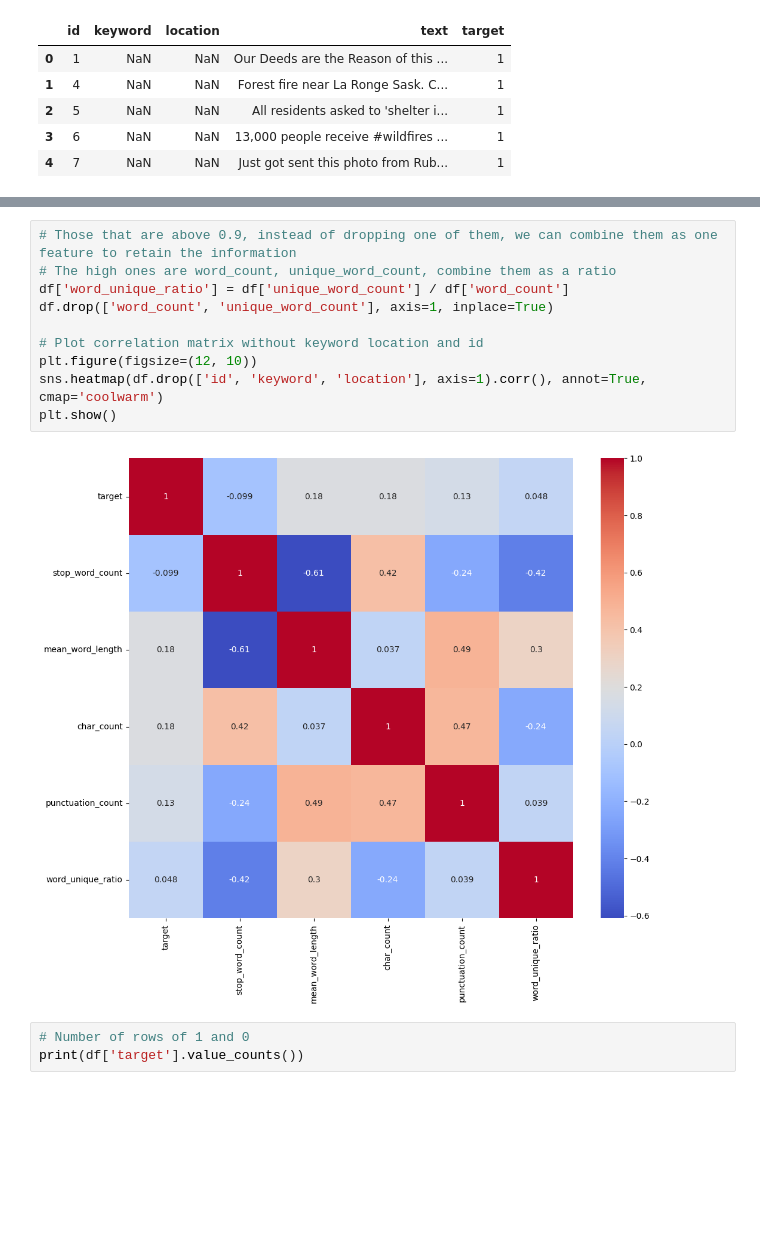
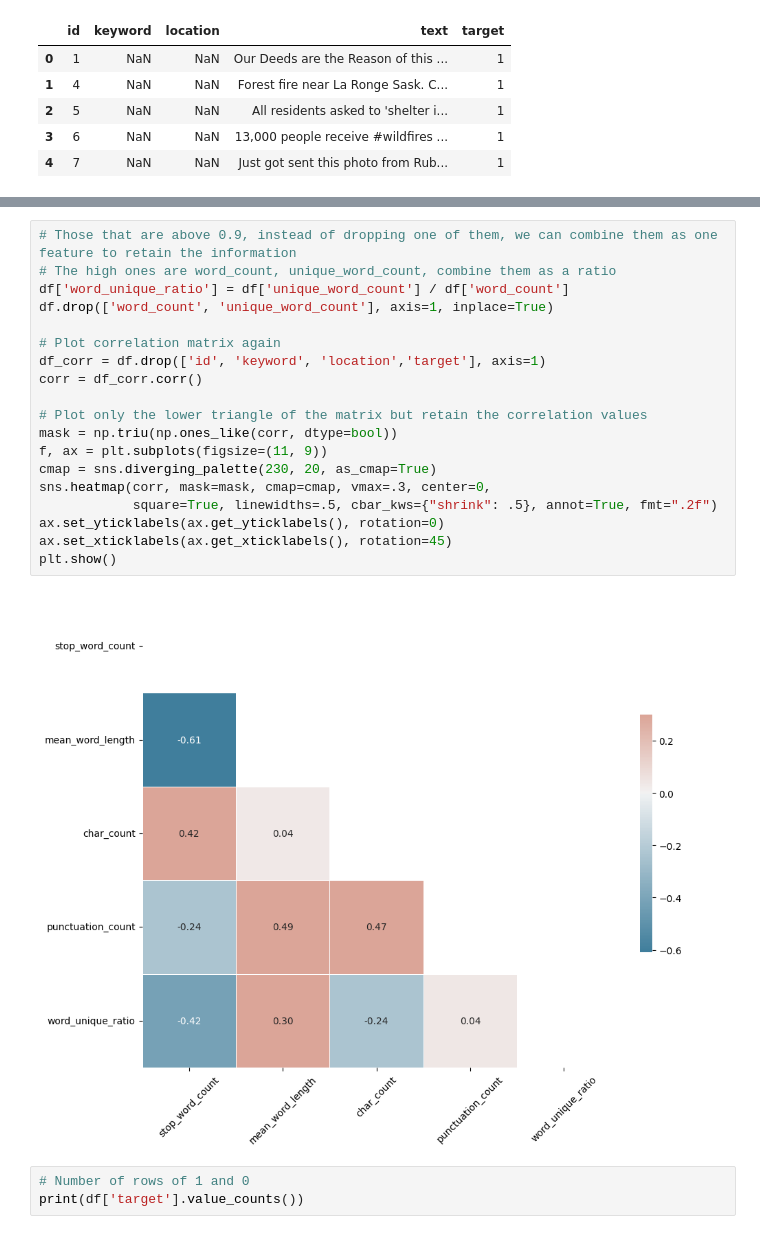
Before and after one commit to guidesify/DataSci_Crisis, a Jupyter notebook: classification_model.ipynb, the cells around one changed output, grey strips where cells are left out. Cells and saved outputs as stored; diff of their text form; blank space fills up the shorter version.

Commit message:
Making plots nicer

```diff
--- a/classification_model.ipynb
+++ b/classification_model.ipynb
@@ -142,15 +151,24 @@ plt.show()
 # %%
 # Those that are above 0.9, instead of dropping one of them, we can combine them as one feature to retain the information
 # The high ones are word_count, unique_word_count, combine them as a ratio
 df['word_unique_ratio'] = df['unique_word_count'] / df['word_count']
 df.drop(['word_count', 'unique_word_count'], axis=1, inplace=True)
 
-# Plot correlation matrix without keyword location and id
-plt.figure(figsize=(12, 10))
-sns.heatmap(df.drop(['id', 'keyword', 'location'], axis=1).corr(), annot=True, cmap='coolwarm')
+# Plot correlation matrix again
+df_corr = df.drop(['id', 'keyword', 'location','target'], axis=1)
+corr = df_corr.corr()
+
+# Plot only the lower triangle of the matrix but retain the correlation values
+mask = np.triu(np.ones_like(corr, dtype=bool))
+f, ax = plt.subplots(figsize=(11, 9))
+cmap = sns.diverging_palette(230, 20, as_cmap=True)
+sns.heatmap(corr, mask=mask, cmap=cmap, vmax=.3, center=0,
+            square=True, linewidths=.5, cbar_kws={"shrink": .5}, annot=True, fmt=".2f")
+ax.set_yticklabels(ax.get_yticklabels(), rotation=0)
+ax.set_xticklabels(ax.get_xticklabels(), rotation=45)
 plt.show()
 # %% [output]
-[figure, old version]
+[figure, new version]
 # %%
 # Number of rows of 1 and 0
 print(df['target'].value_counts())
```
Also changed, not shown: parts of 2 cells of this notebook, 2 other files.
